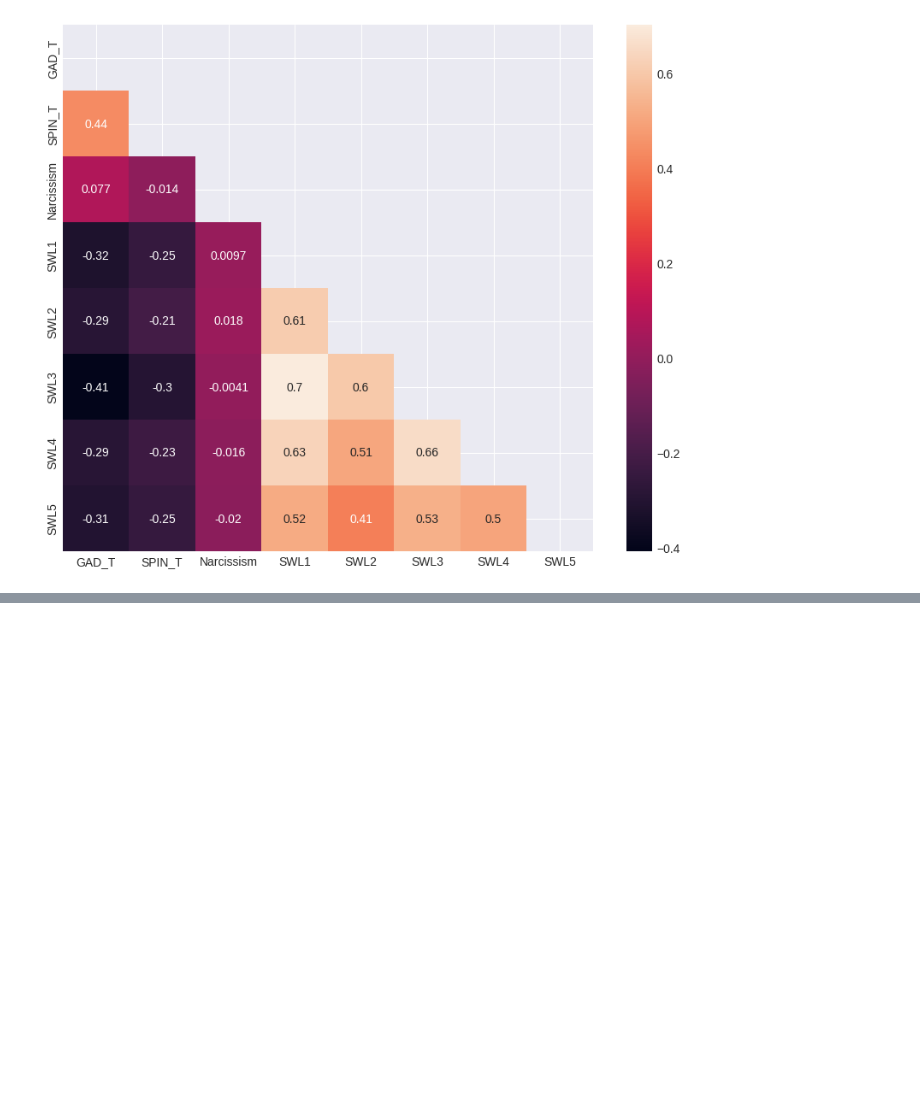
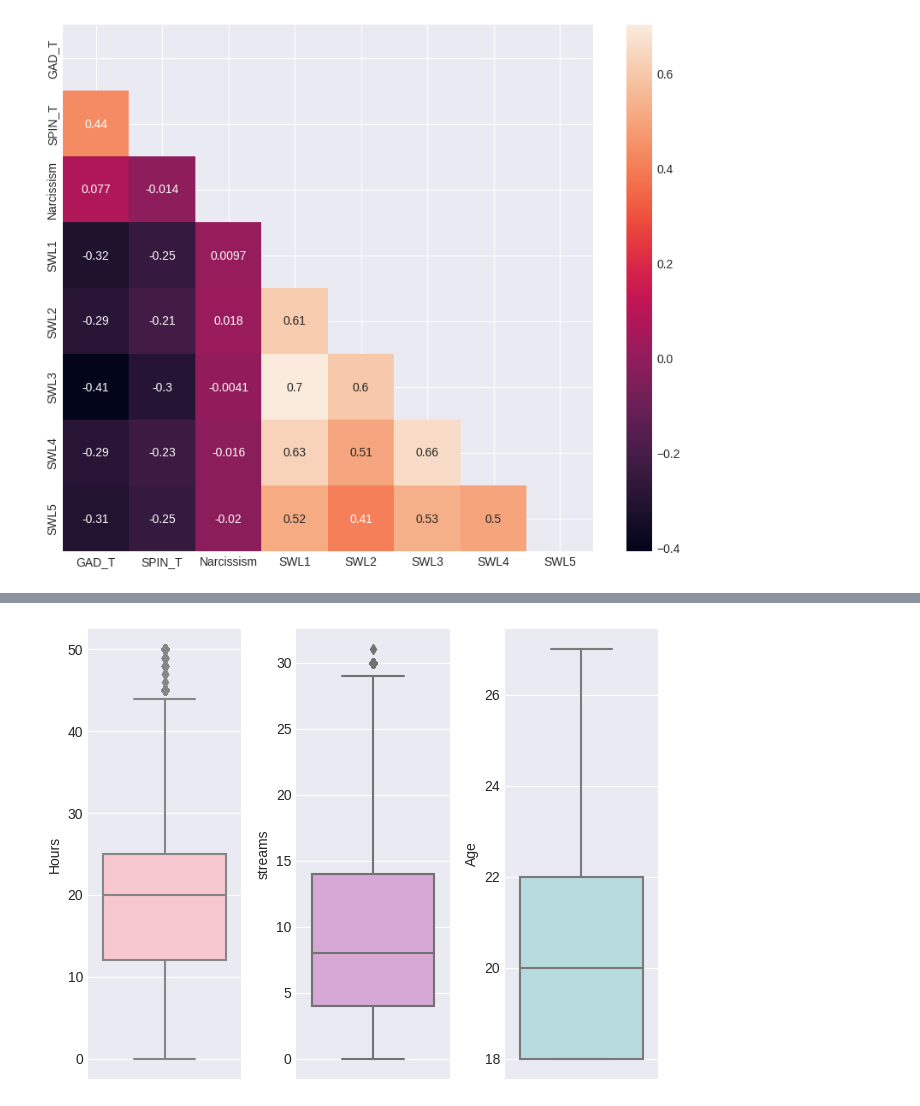
Before and after one commit to aubergeeen/ML_final_project, a Jupyter notebook: ml-fin.ipynb, the cells around one changed output, grey strips where cells are left out. Saved outputs shown, nothing was run; the diff lists cells and outputs as text; code cells hidden in the pictures; blank space fills up the shorter version.

```diff
--- a/ml-fin.ipynb
+++ b/ml-fin.ipynb
@@ -294,0 +306,25 @@ plt.show()
+# %%
+# функция для удаления выбросов методом межквартильного размаха
+def remove_outliers(data, col):
+    lower_q = data[col].quantile(0.25)
+    upper_q = data[col].quantile(0.75)
+    IQR = upper_q - lower_q
+    lower_bound = lower_q - 1.5 * IQR
+    upper_bound = upper_q + 1.5 * IQR
+    data_out = data.loc[(data[col] > lower_bound) & (data[col] < upper_bound)]
+    return data_out
+# %%
+# убираем выбросы
+for col in features:
+    df = remove_outliers(df, col)
+# %%
+# посмотрим, что получилось
+fig, axes = plt.subplots(1, 3)
+axes = axes.flatten()
+
+for i, col in enumerate(features):
+    sns.boxplot(ax=axes[i], y=df[col], color=colors[i])
+
+plt.tight_layout()
+# %% [output]
+[figure, added]
```
Also changed, not shown: parts of 23 cells of this notebook.
